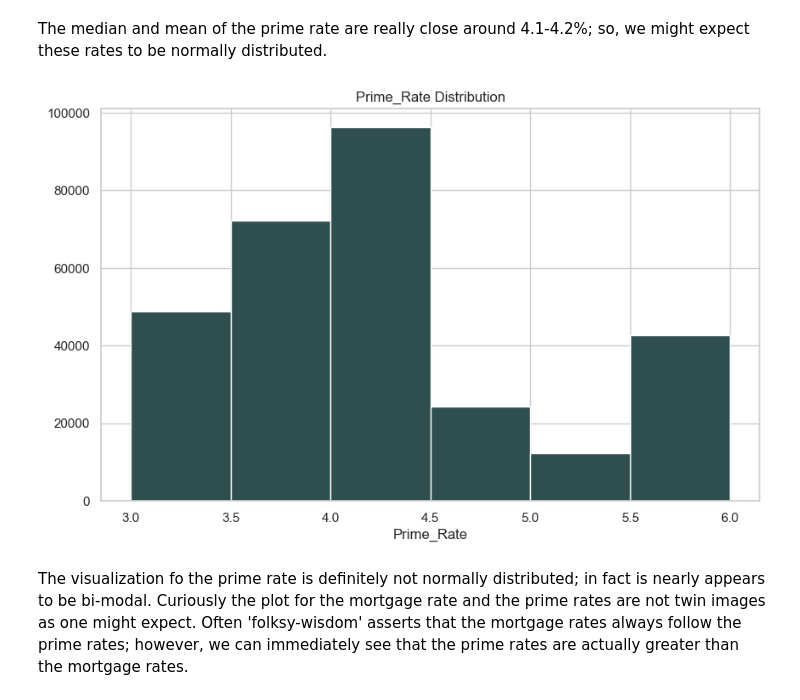
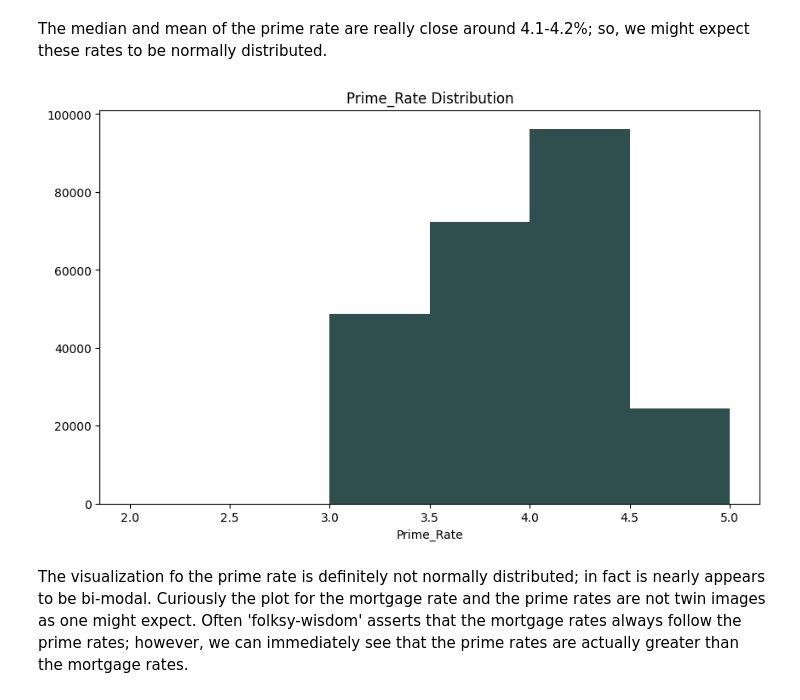
Before and after one commit to tstuckey/housing-inventory-analysis, a Jupyter notebook: notebooks/Jupyter_Notebooks/03 Housing Inventory - Explore.ipynb, the cells around one changed output. Saved outputs shown, nothing was run; the diff lists cells and outputs as text; code cells hidden in the pictures.

```diff
--- a/notebooks/Jupyter_Notebooks/03 Housing Inventory - Explore.ipynb
+++ b/notebooks/Jupyter_Notebooks/03 Housing Inventory - Explore.ipynb
@@ -57,3 +7,15 @@ close_connection(db_con)
+# %%
+import pandas as pd
+from tabulate import tabulate
+import _ETL_sandbox.helpers as hp
+import _ETL_sandbox.queries as q
+
+query = q.Queries()
+
+db_file = '../../_data/housing_inventory.db'
+db_con = hp.create_connection(db_file)
+df = pd.read_sql_query(sql=query.main_query, con=db_con.get('con'))
+hp.close_connection(db_con.get('con'))
 # %% [markdown]
 Let's check the count of observations before we start looking at both single and paired variables analysis in-depth.
 # %%
@@ -285,10 +129,9 @@ Name: prime_rate, dtype: float64
 # %% [markdown]
 The median and mean of the prime rate are really close around 4.1-4.2%; so, we might expect these rates to be normally distributed.
 # %%
-#plot_hist_numeric(df['prime_rate'], backup_step=.25)
-plot_hist_numeric_custom(df['prime_rate'], [3, 3.5, 4, 4.5, 5, 5.5, 6])
+hp.plot_hist_numeric_custom(df['prime_rate'], [2.0, 2.5, 3, 3.5, 4, 4.5, 5])
 # %% [output]
-[figure, old version]
+[figure, new version]
 # %% [markdown]
 The visualization fo the prime rate is definitely not normally distributed; in fact is nearly appears to be bi-modal. Curiously the plot for the mortgage rate and the prime rates are not twin images as one might expect. Often 'folksy-wisdom' asserts that the mortgage rates always follow the prime rates; however, we can immediately see that the prime rates are actually greater than the mortgage rates.
 # %% [markdown]
```
Also changed, not shown: parts of 17 cells of this notebook, 2 other files.
